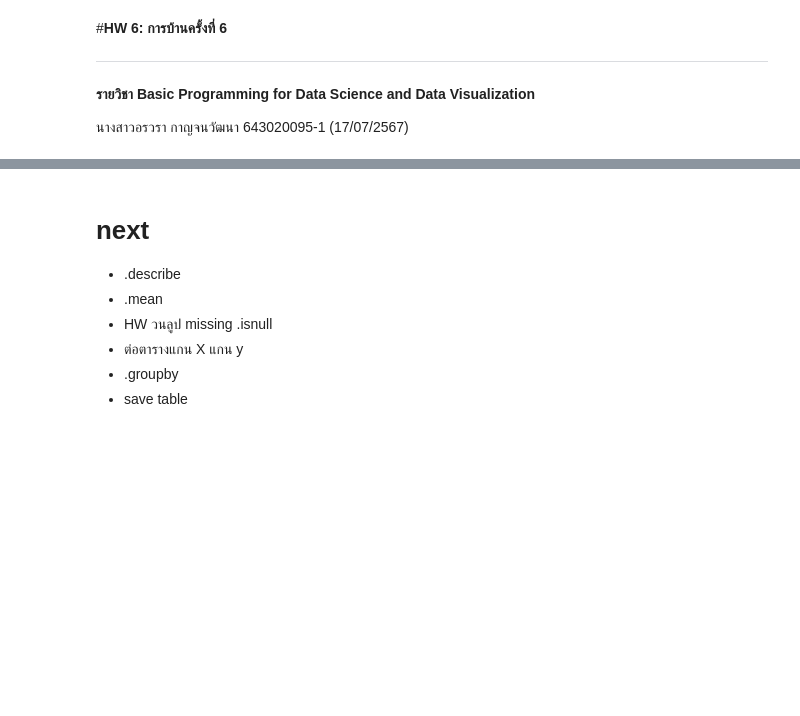
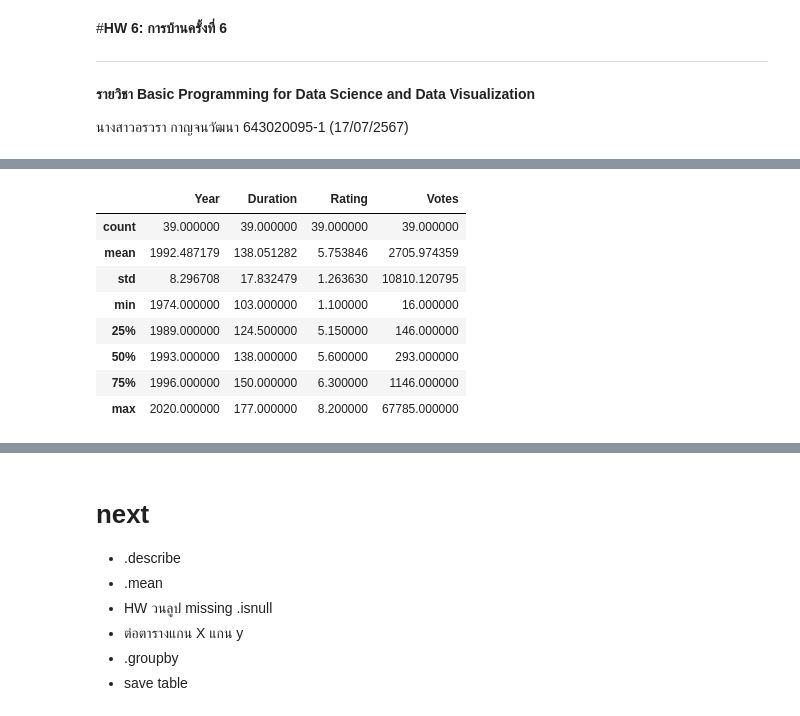
Before and after one commit to aonvara/python_dataviz2024, a Jupyter notebook: Pandas_101_aonvara_1707.ipynb, the cells around one changed output, grey strips where cells are left out. Saved outputs shown, nothing was run; the diff lists cells and outputs as text; code cells hidden in the pictures; blank space fills up the shorter version.

```diff
--- a/Pandas_101_aonvara_1707.ipynb
+++ b/Pandas_101_aonvara_1707.ipynb
@@ -1277,0 +1385,13 @@ movie_df[movie_df['Director'] == most_prolific_director].describe()
+# %%
+#2. Mahesh Bhatt
+print_director_df(director = 'Mahesh Bhatt')
+# %% [output]
+|  | Year | Duration | Rating | Votes |
+| count | 39.000000 | 39.000000 | 39.000000 | 39.000000 |
+| mean | 1992.487179 | 138.051282 | 5.753846 | 2705.974359 |
+| std | 8.296708 | 17.832479 | 1.263630 | 10810.120795 |
+| min | 1974.000000 | 103.000000 | 1.100000 | 16.000000 |
+| 25% | 1989.000000 | 124.500000 | 5.150000 | 146.000000 |
+| 50% | 1993.000000 | 138.000000 | 5.600000 | 293.000000 |
+| 75% | 1996.000000 | 150.000000 | 6.300000 | 1146.000000 |
+| max | 2020.000000 | 177.000000 | 8.200000 | 67785.000000 |
```
Also changed, not shown: parts of 31 cells of this notebook.
